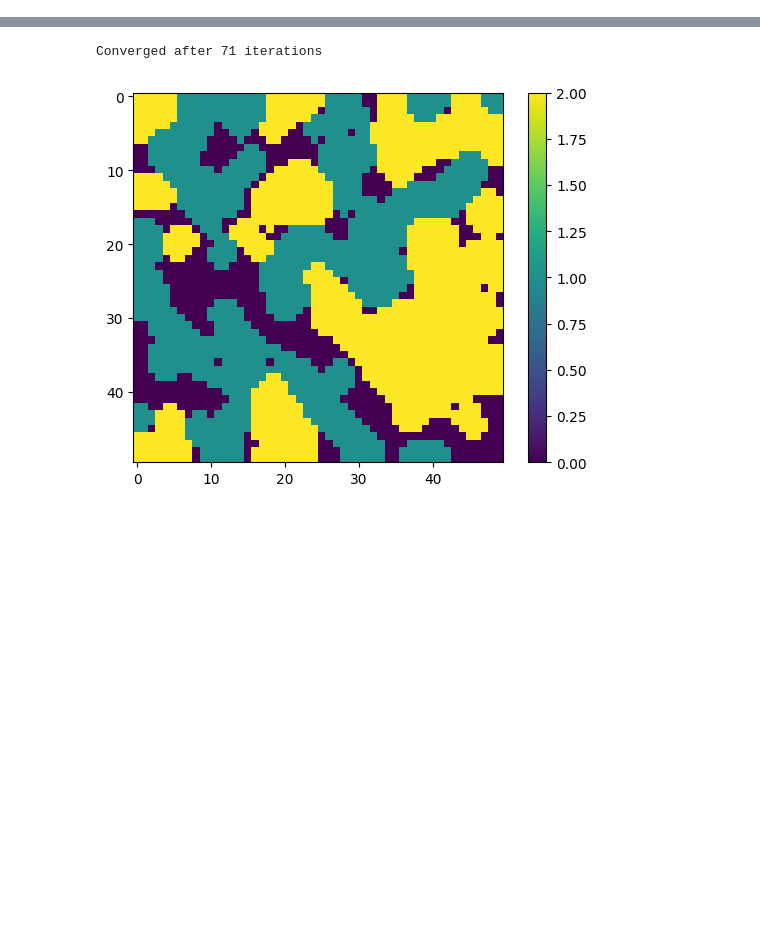
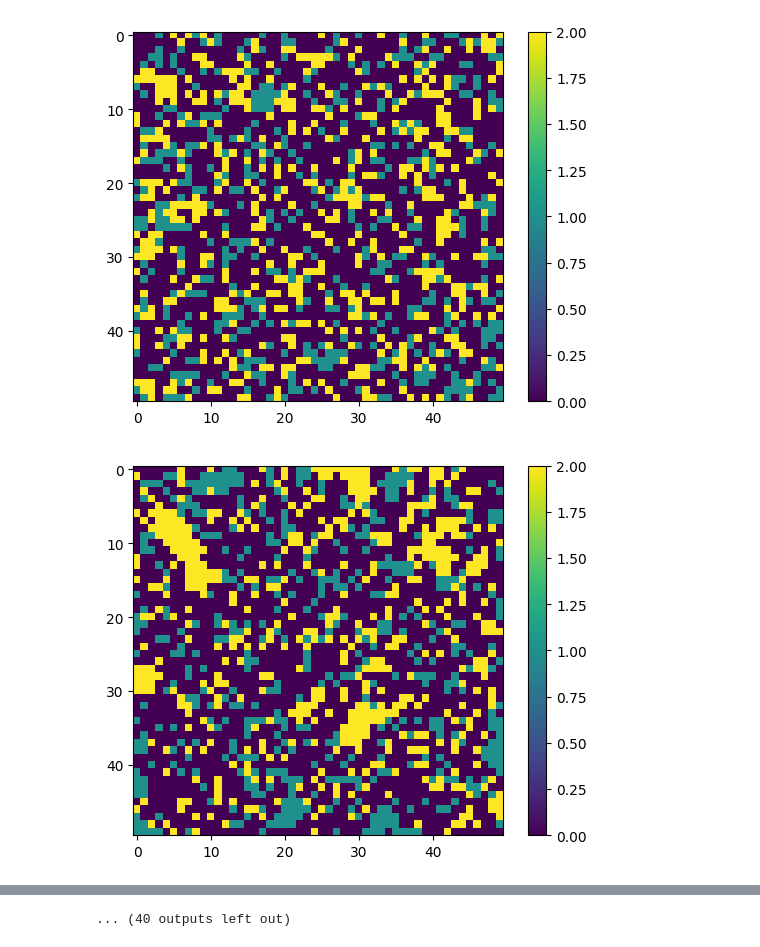
Before and after one commit to gibranfil/simulation, a Jupyter notebook: seggregation.ipynb, the cells around one changed output, grey strips where cells are left out. Drawn from its saved outputs; the diff is of its cells as text; code cells hidden in the pictures; blank space fills up the shorter version.

```diff
--- a/seggregation.ipynb
+++ b/seggregation.ipynb
@@ -1,7 +1,7 @@
 # %%
 import numpy as np
 import matplotlib.pyplot as plt
-
+import matplotlib.colors
 class SchellingModel:
     def __init__(self, grid_size, n_agents, n_types, similarity_threshold, max_iterations=500):
         self.grid_size = grid_size
@@ -10,6 +10,7 @@ class SchellingModel:
         self.similarity_threshold = similarity_threshold
         self.max_iterations = max_iterations
         self.grid = np.zeros((grid_size, grid_size), dtype=int)
+        self.store = []
         self.empty_cells = grid_size * grid_size - n_agents
         self.agents = []
 
@@ -53,31 +54,44 @@ class SchellingModel:
                 self.grid[new_x, new_y] = agent_type
                 self.agents[agent_idx] = (new_x, new_y, agent_type)
 
+
     def run(self):
         self.initialize_grid()
         for iteration in range(self.max_iterations):
             np.random.shuffle(self.agents)
             for agent_idx in range(len(self.agents)):
                 self.move_agent(agent_idx)
+            if iteration%10==0 :
+                self.plot_grid()
             if all(self.is_satisfied(x, y, agent_type) for x, y, agent_type in self.agents):
                 print(f"Converged after {iteration + 1} iterations")
                 break
         else:
             print(f"Reached maximum iterations ({self.max_iterations})")
 
     def plot_grid(self):
         plt.imshow(self.grid, cmap='viridis', interpolation='none')
         plt.colorbar()
         plt.show()
+    def get_image(self) :
+        colormap = plt.get_cmap('viridis')
+        temp = []
+        #for image in self.store :
+            #normalize = matplotlib.colors.Normalize(vmin=0, vmax=np.max(image))
+            #colored_array = colormap(normalize(image))
+            #temp.append(colored_array)
+        return self.store
 
 # Parameters
 grid_size = 50
-n_agents = 2000
+n_agents = 1000
 n_types = 2
 similarity_threshold = 0.5
 
 # Run the model
 model = SchellingModel(grid_size, n_agents, n_types, similarity_threshold)
 model.run()
 model.plot_grid()
 # %% [output]
+[figure, new version]
+[figure, added]
@@ -84,2 +108 @@ model.plot_grid()
-Converged after 71 iterations
+... (40 outputs left out)
-[figure, old version]
```
Also changed, not shown: parts of 3 cells of this notebook, 1 other file.
